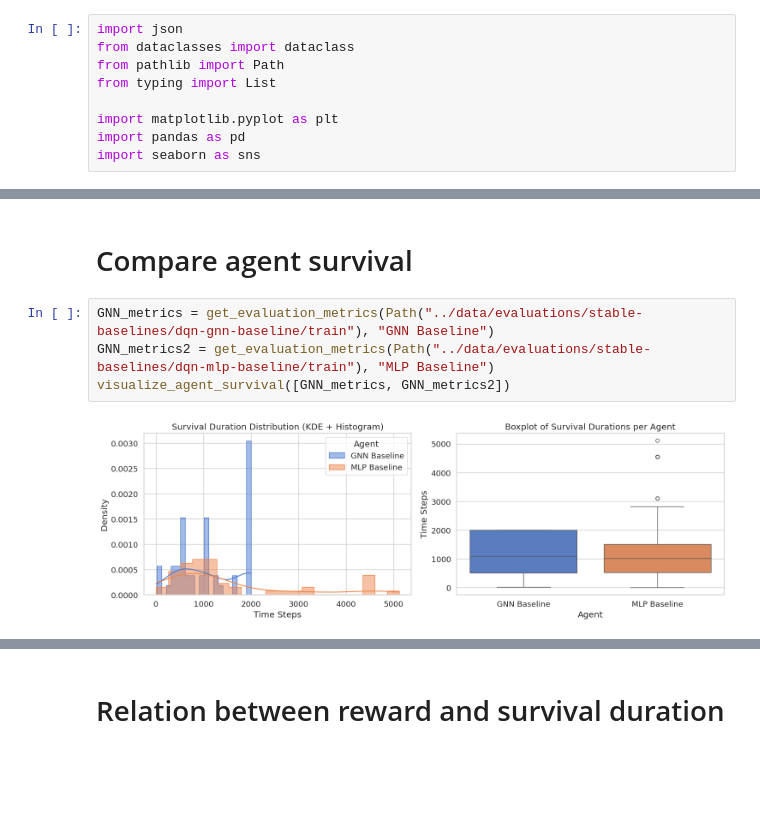
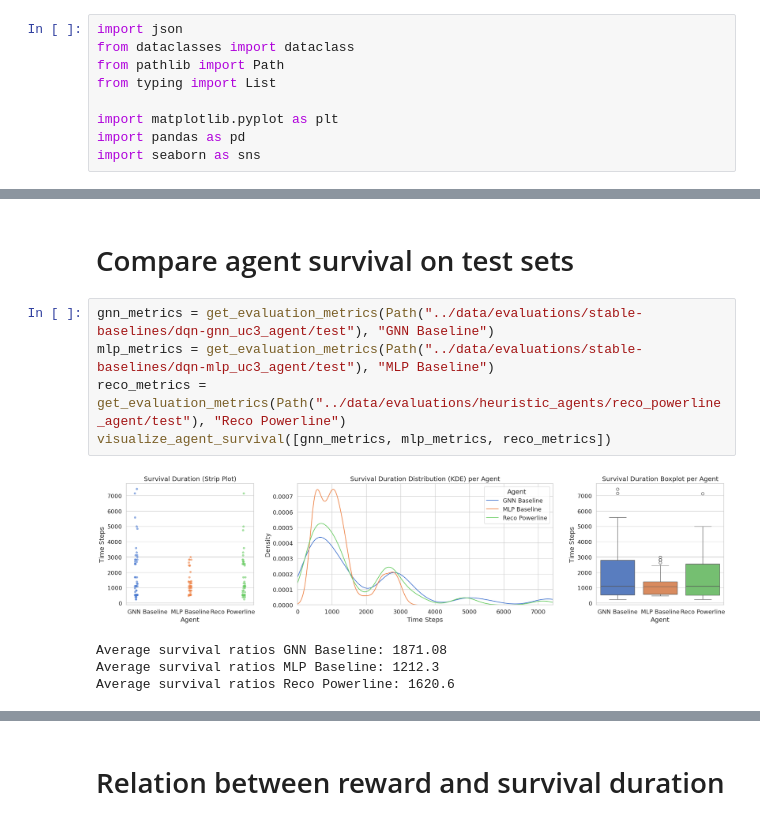
Before and after one commit to HansDampf37/NRI-for-explainable-RL-in-Power-Grids, a Jupyter notebook: visualization/visualize_agent_eval_results.ipynb, the cells around one changed output, grey strips where cells are left out. Cells and saved outputs as stored; diff of their text form; blank space fills up the shorter version.

Commit message:
update visualization

```diff
--- a/visualization/visualize_agent_eval_results.ipynb
+++ b/visualization/visualize_agent_eval_results.ipynb
@@ -93,10 +118,14 @@ def get_evaluation_metrics(path, agent_name: str) -> List[AgentMetrics]:
 
     return AgentMetrics(agent_name, returns, survival_duration)
 # %% [markdown]
-# Compare agent survival
+# Compare agent survival on test sets
 # %%
-GNN_metrics = get_evaluation_metrics(Path("../data/evaluations/stable-baselines/dqn-gnn-baseline/train"), "GNN Baseline")
-GNN_metrics2 = get_evaluation_metrics(Path("../data/evaluations/stable-baselines/dqn-mlp-baseline/train"), "MLP Baseline")
-visualize_agent_survival([GNN_metrics, GNN_metrics2])
+gnn_metrics = get_evaluation_metrics(Path("../data/evaluations/stable-baselines/dqn-gnn_uc3_agent/test"), "GNN Baseline")
+mlp_metrics = get_evaluation_metrics(Path("../data/evaluations/stable-baselines/dqn-mlp_uc3_agent/test"), "MLP Baseline")
+reco_metrics = get_evaluation_metrics(Path("../data/evaluations/heuristic_agents/reco_powerline_agent/test"), "Reco Powerline")
+visualize_agent_survival([gnn_metrics, mlp_metrics, reco_metrics])
 # %% [output]
-[figure, old version]
+[figure, new version]
+Average survival ratios GNN Baseline: 1871.08
+Average survival ratios MLP Baseline: 1212.3
+Average survival ratios Reco Powerline: 1620.6
```
Also changed, not shown: parts of 7 cells of this notebook.
